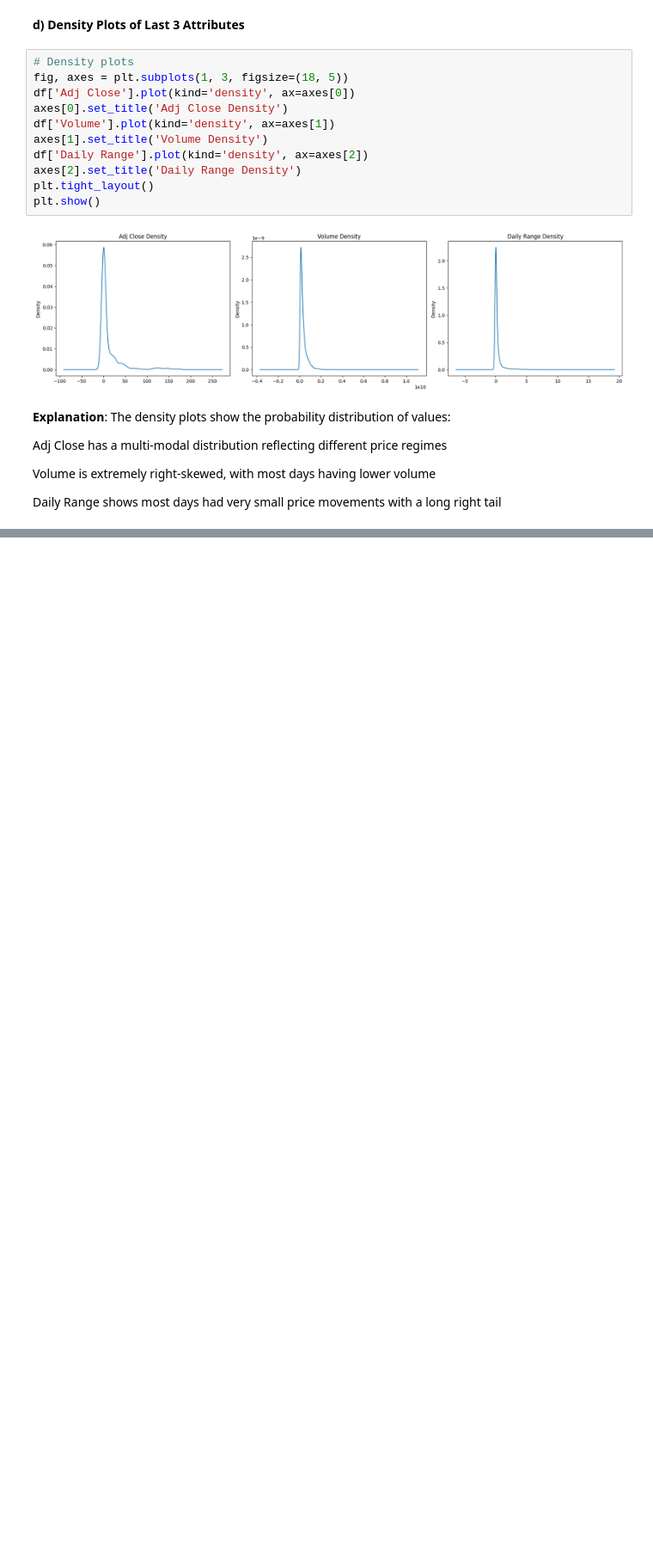
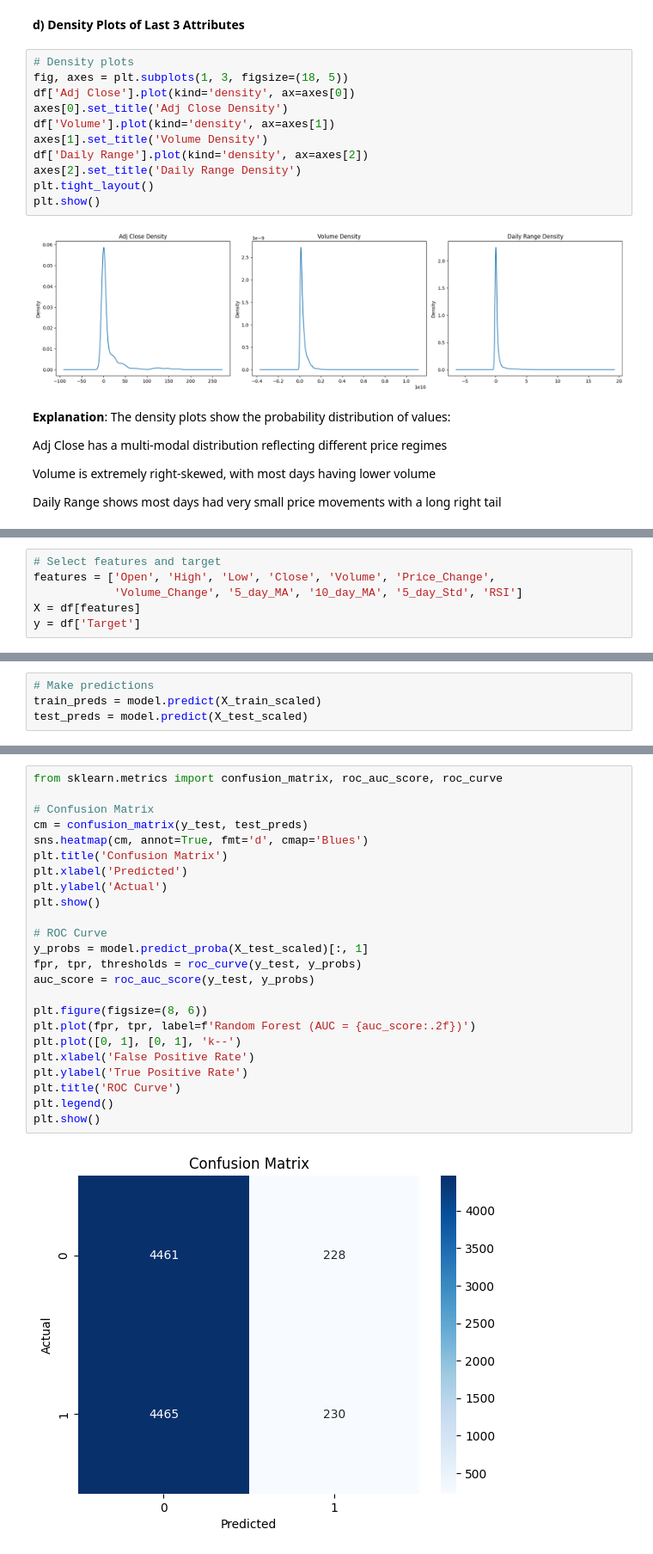
Before and after one commit to MuhammadBilal-Hub771/ML, a Jupyter notebook: DSproject.ipynb, the cells around one changed output, grey strips where cells are left out. Shown at 86% size. Saved outputs shown, nothing was run; the diff lists cells and outputs as text; blank space fills up the shorter version.

```diff
--- a/DSproject.ipynb
+++ b/DSproject.ipynb
@@ -250,0 +352,6 @@ Daily Range shows most days had very small price movements with a long right tai
+# %%
+# Select features and target
+features = ['Open', 'High', 'Low', 'Close', 'Volume', 'Price_Change',
+            'Volume_Change', '5_day_MA', '10_day_MA', '5_day_Std', 'RSI']
+X = df[features]
+y = df['Target']
@@ -250,0 +496,4 @@ Daily Range shows most days had very small price movements with a long right tai
+# %%
+# Make predictions
+train_preds = model.predict(X_train_scaled)
+test_preds = model.predict(X_test_scaled)
@@ -250,0 +534,26 @@ Daily Range shows most days had very small price movements with a long right tai
+# %%
+from sklearn.metrics import confusion_matrix, roc_auc_score, roc_curve
+
+# Confusion Matrix
+cm = confusion_matrix(y_test, test_preds)
+sns.heatmap(cm, annot=True, fmt='d', cmap='Blues')
+plt.title('Confusion Matrix')
+plt.xlabel('Predicted')
+plt.ylabel('Actual')
+plt.show()
+
+# ROC Curve
+y_probs = model.predict_proba(X_test_scaled)[:, 1]
+fpr, tpr, thresholds = roc_curve(y_test, y_probs)
+auc_score = roc_auc_score(y_test, y_probs)
+
+plt.figure(figsize=(8, 6))
+plt.plot(fpr, tpr, label=f'Random Forest (AUC = {auc_score:.2f})')
+plt.plot([0, 1], [0, 1], 'k--')
+plt.xlabel('False Positive Rate')
+plt.ylabel('True Positive Rate')
+plt.title('ROC Curve')
+plt.legend()
+plt.show()
+# %% [output]
+[figure, added]
```
Also changed, not shown: parts of 46 cells of this notebook.
